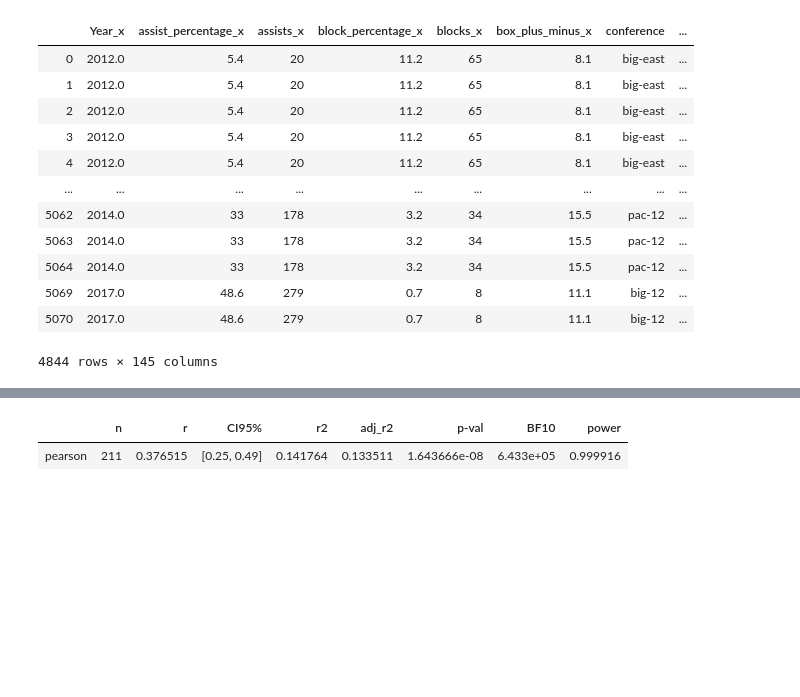
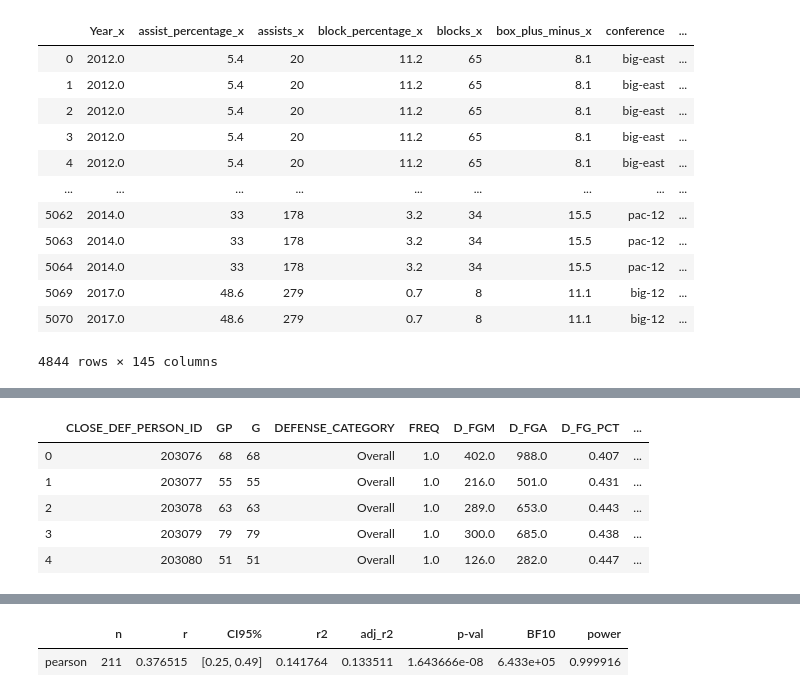
Before and after one commit to aseem645/SIADS591_Project, a Jupyter notebook: NBA_API_Notebook.ipynb, the cells around one changed output, grey strips where cells are left out. Drawn from its saved outputs; the diff is of its cells as text; code cells hidden in the pictures; blank space fills up the shorter version.

```diff
--- a/NBA_API_Notebook.ipynb
+++ b/NBA_API_Notebook.ipynb
@@ -858,0 +752,10 @@ ncaa_nba['defensive_win_shares_y'] = ncaa_nba['defensive_win_shares_y'].astype(f
+# %%
+allclasses = pd.merge(left=allclasses,right=ncaa_nba,how='left',left_on='PLAYER_NAME',right_on='PLAYER_NAME')
+allclasses.head()
+# %% [output]
+|  | CLOSE_DEF_PERSON_ID | GP | G | DEFENSE_CATEGORY | FREQ | D_FGM | D_FGA | D_FG_PCT | ... |
+| 0 | 203076 | 68 | 68 | Overall | 1.0 | 402.0 | 988.0 | 0.407 | ... |
+| 1 | 203077 | 55 | 55 | Overall | 1.0 | 216.0 | 501.0 | 0.431 | ... |
+| 2 | 203078 | 63 | 63 | Overall | 1.0 | 289.0 | 653.0 | 0.443 | ... |
+| 3 | 203079 | 79 | 79 | Overall | 1.0 | 300.0 | 685.0 | 0.438 | ... |
+| 4 | 203080 | 51 | 51 | Overall | 1.0 | 126.0 | 282.0 | 0.447 | ... |
```
Also changed, not shown: parts of 64 cells of this notebook, 1 other file.
